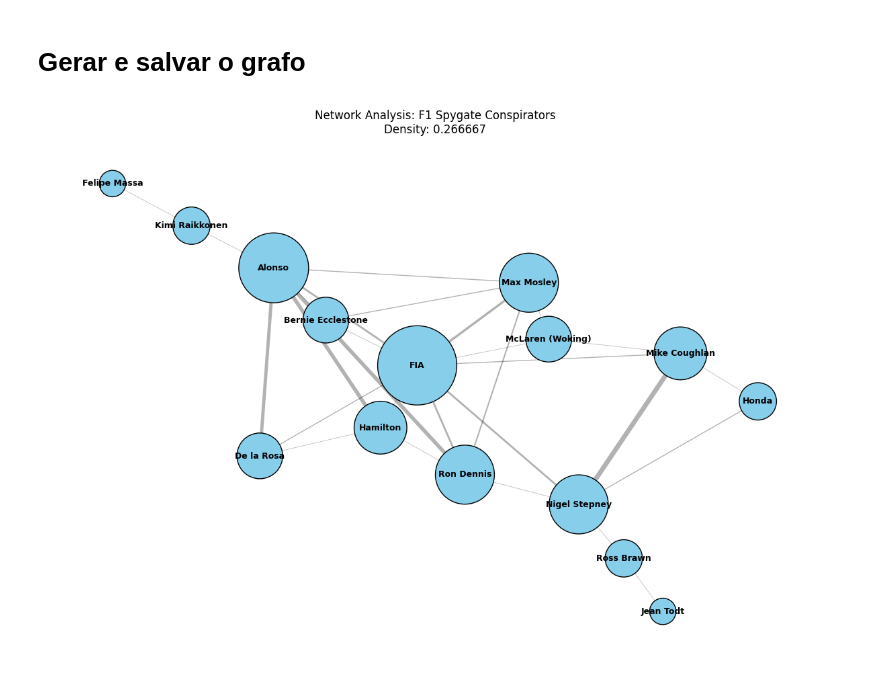
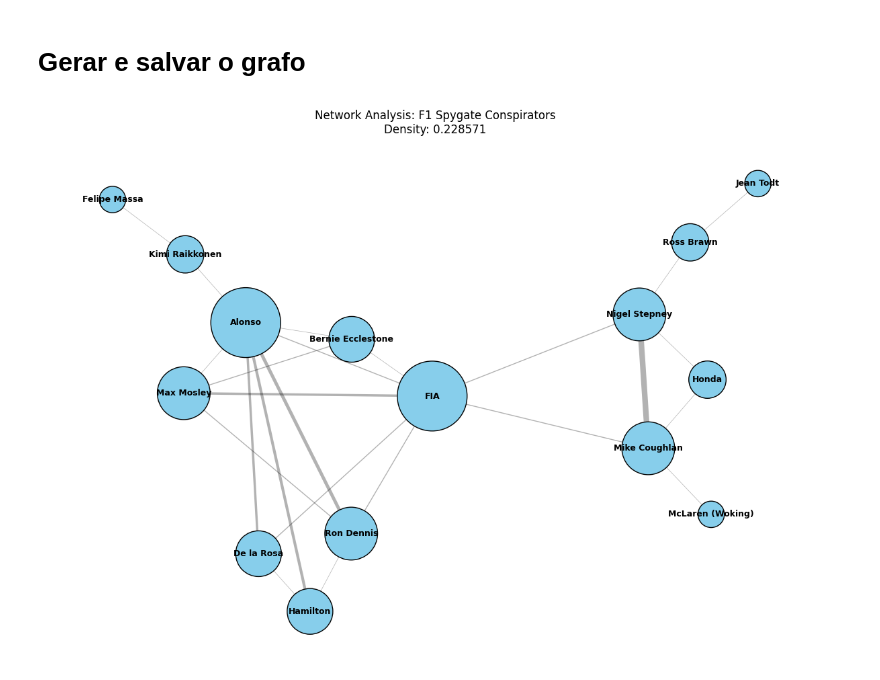
Before and after one commit to celeron550/NER-ED2, a Jupyter notebook: transcricao.ipynb, the cells around one changed output. Drawn from its saved outputs; the diff is of its cells as text; code cells hidden in the pictures.

```diff
--- a/transcricao.ipynb
+++ b/transcricao.ipynb
@@ -208,7 +225,7 @@ import networkx as nx
 import matplotlib.pyplot as plt
 import os
 import re
-nlp = spacy.load("en_core_web_sm")
+nlp = spacy.load("pt_core_news_md")
 
 
 whitelist = ["Nigel Stepney", "Mike Coughlan", "Fernando Alonso", "Ron Dennis",
@@ -253,8 +270,6 @@ G = nx.Graph()
 pasta_txt = "/content/drive/MyDrive/ED2/Proj-1/transcribed"
 arquivos = [f for f in os.listdir(pasta_txt) if f.endswith('.txt')]
 
-G = nx.Graph()
-
 for nome_arquivo in arquivos:
     with open(os.path.join(pasta_txt, nome_arquivo), 'r') as f:
         texto = f.read()
@@ -286,19 +301,19 @@ for nome_arquivo in arquivos:
 # %%
 plt.figure(figsize=(15, 10))
 # Usar o layout Kamada-Kawai ajuda a evitar a sobreposição de nomes
 pos = nx.kamada_kawai_layout(G)
 
 
 graus = dict(G.degree())
 
 nx.draw_networkx_nodes(G, pos, node_size=[v * 800 for v in graus.values()], node_color='skyblue', edgecolors='black')
 nx.draw_networkx_edges(G, pos, alpha=0.3, edge_color='black', width=[G[u][v]['weight']*0.5 for u, v in G.edges()])
 nx.draw_networkx_labels(G, pos, font_size=9, font_weight="bold")
 
 plt.title(f"Network Analysis: F1 Spygate Conspirators\nDensity: {nx.density(G):.6f}")
 plt.axis('off')
 plt.show()
 
-nx.write_graphml(G, "/content/drive/MyDrive/ED2/Proj-1/spygate_graph.graphml")
+nx.write_graphml(G, "/content/drive/MyDrive/ED2/Proj-1/spygate_graph_pt-ver.graphml")
 # %% [output]
-[figure, old version]
+[figure, new version]
```
Also changed, not shown: parts of 4 cells of this notebook.
